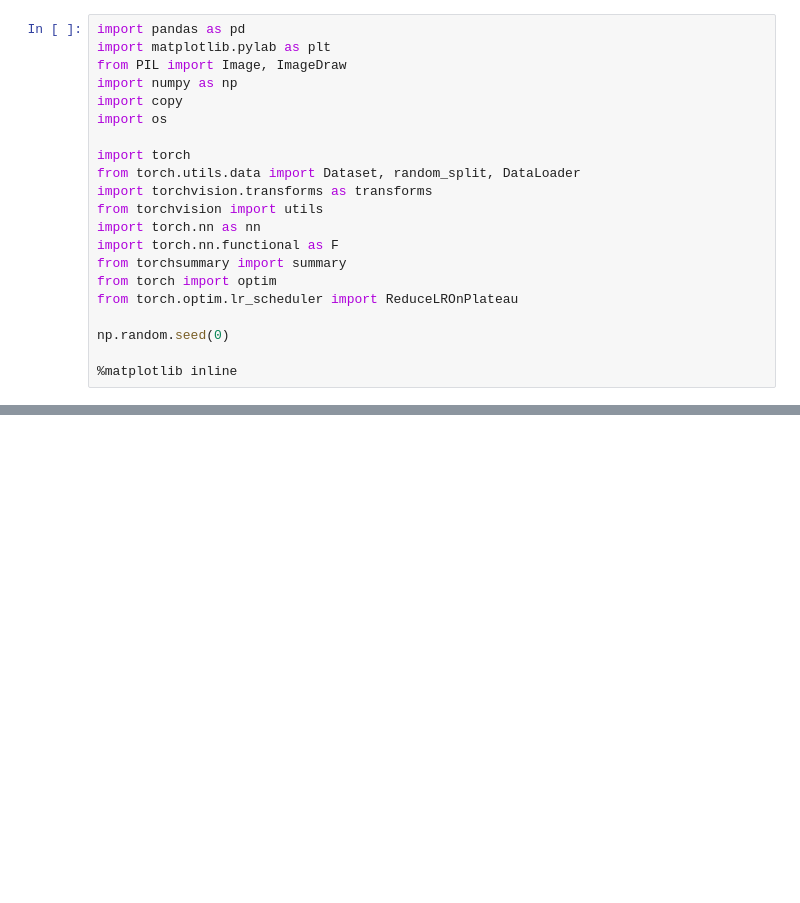
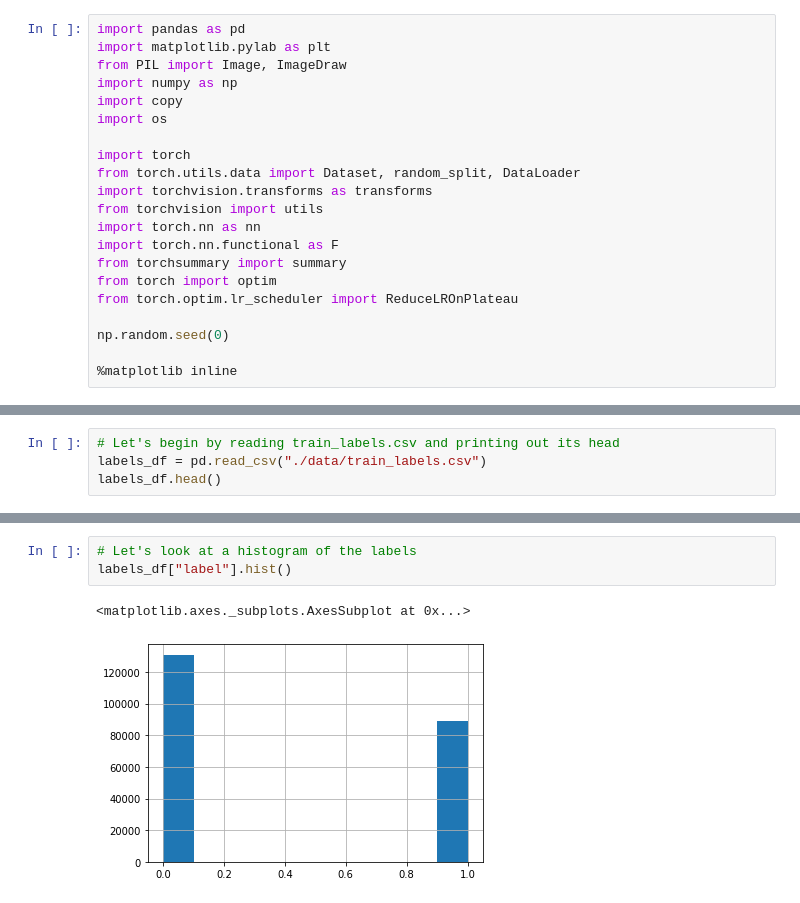
Before and after one commit to rahiakela/pytorch-computer-vision-cookbook, a Jupyter notebook: 2-binary-image-classification/1_binary_image_classification.ipynb, the cells around one changed output, grey strips where cells are left out. Saved outputs shown, nothing was run; the diff lists cells and outputs as text; blank space fills up the shorter version.

```diff
--- a/2-binary-image-classification/1_binary_image_classification.ipynb
+++ b/2-binary-image-classification/1_binary_image_classification.ipynb
@@ -46,0 +96,4 @@ np.random.seed(0)
+# %%
+# Let's begin by reading train_labels.csv and printing out its head
+labels_df = pd.read_csv("./data/train_labels.csv")
+labels_df.head()
@@ -46,0 +114,6 @@ np.random.seed(0)
+# %%
+# Let's look at a histogram of the labels
+labels_df["label"].hist()
+# %% [output]
+<matplotlib.axes._subplots.AxesSubplot at 0x...>
+[figure, added]
```
Also changed, not shown: parts of 19 cells of this notebook.
